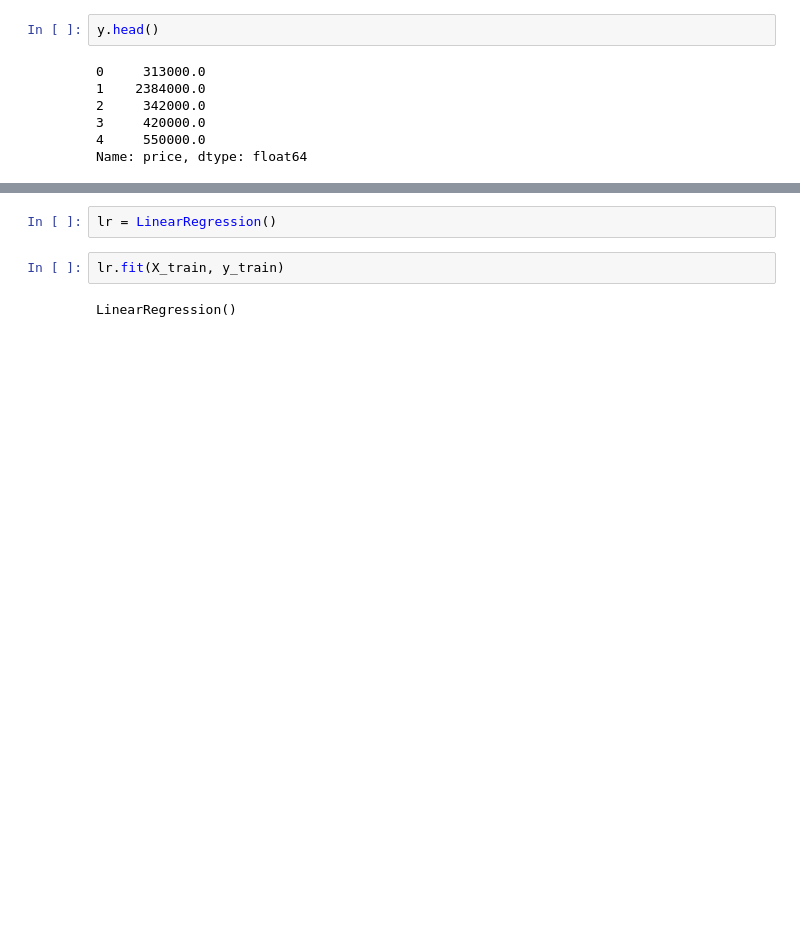
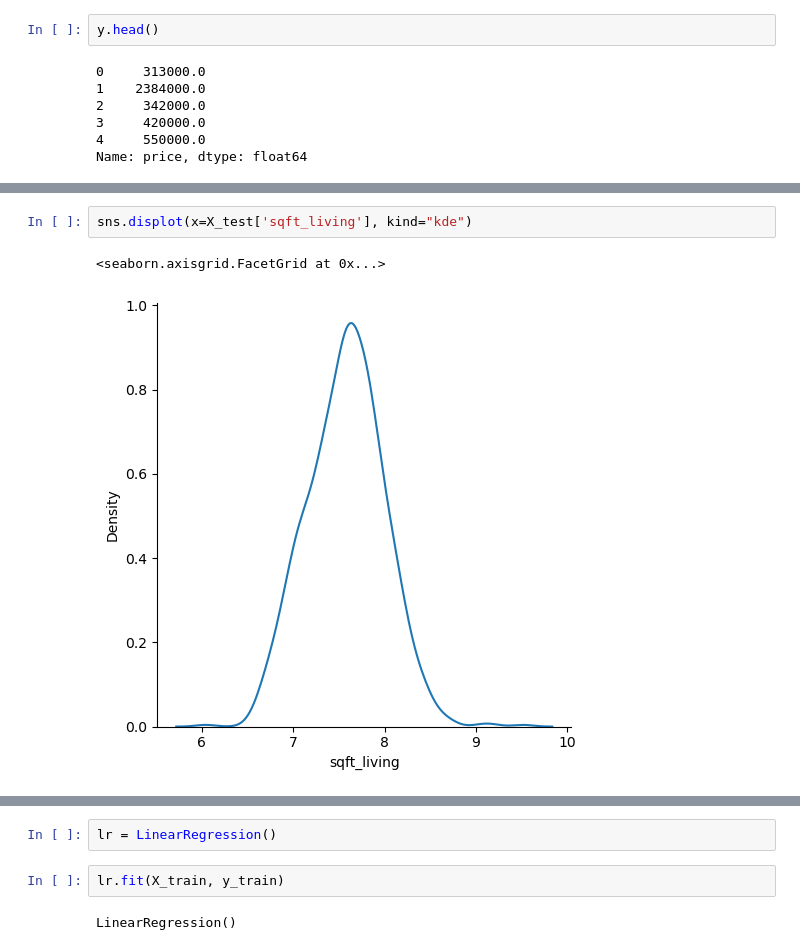
Before and after one commit to ritikdotxyz/House_Price_Prediction, a Jupyter notebook: house_price_prediction.ipynb, the cells around one changed output, grey strips where cells are left out. Saved outputs shown, nothing was run; the diff lists cells and outputs as text; blank space fills up the shorter version.

```diff
--- a/house_price_prediction.ipynb
+++ b/house_price_prediction.ipynb
@@ -218,0 +223,5 @@ X_train, X_test, y_train, y_test = train_test_split(X, y, test_size=0.2, random_
+# %%
+sns.displot(x=X_test['sqft_living'], kind="kde")
+# %% [output]
+<seaborn.axisgrid.FacetGrid at 0x...>
+[figure, added]
```
Also changed, not shown: parts of 57 cells of this notebook.
